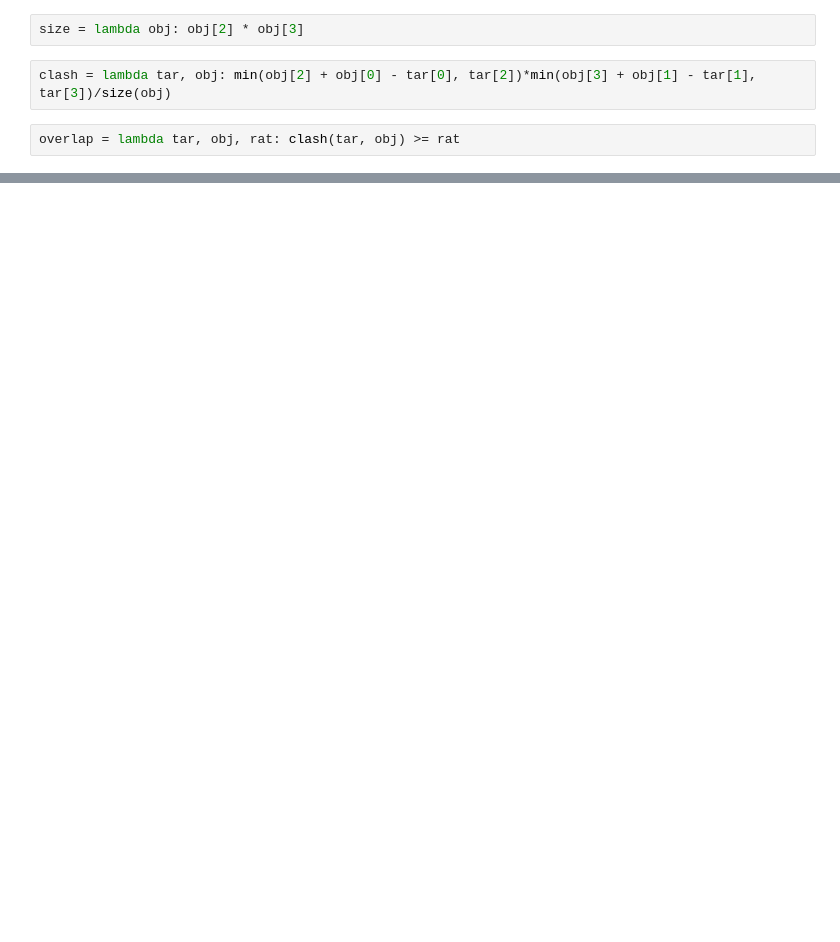
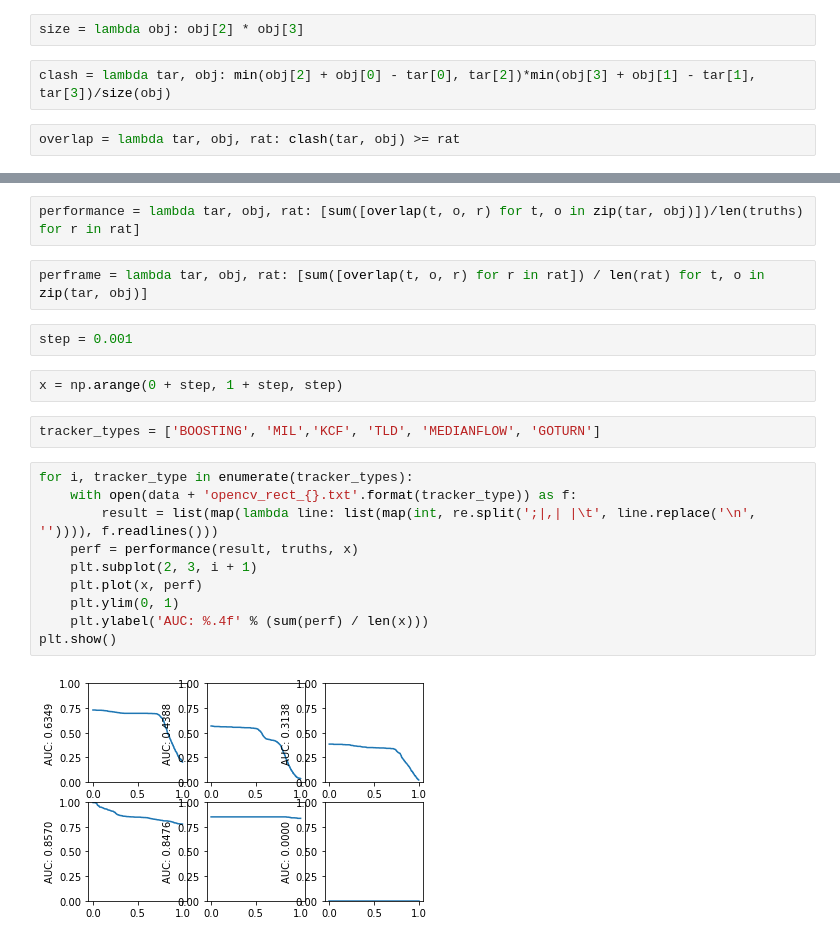
Before and after one commit to HYU-KaggleStudy/Visual-Tracking, a Jupyter notebook: labs/AUC.ipynb, the cells around one changed output, grey strips where cells are left out. Saved outputs shown, nothing was run; the diff lists cells and outputs as text; blank space fills up the shorter version.

```diff
--- a/labs/AUC.ipynb
+++ b/labs/AUC.ipynb
@@ -23,0 +19,22 @@ sum(AUC) / 100
+# %%
+performance = lambda tar, obj, rat: [sum([overlap(t, o, r) for t, o in zip(tar, obj)])/len(truths) for r in rat]
+# %%
+perframe = lambda tar, obj, rat: [sum([overlap(t, o, r) for r in rat]) / len(rat) for t, o in zip(tar, obj)]
+# %%
+step = 0.001
+# %%
+x = np.arange(0 + step, 1 + step, step)
+# %%
+tracker_types = ['BOOSTING', 'MIL','KCF', 'TLD', 'MEDIANFLOW', 'GOTURN']
+# %%
+for i, tracker_type in enumerate(tracker_types):
+    with open(data + 'opencv_rect_{}.txt'.format(tracker_type)) as f:
+        result = list(map(lambda line: list(map(int, re.split(';|,| |\t', line.replace('\n', '')))), f.readlines()))
+    perf = performance(result, truths, x)
+    plt.subplot(2, 3, i + 1)
+    plt.plot(x, perf)
+    plt.ylim(0, 1)
+    plt.ylabel('AUC: %.4f' % (sum(perf) / len(x)))
+plt.show()
+# %% [output]
+[figure, added]
```
Also changed, not shown: parts of 14 cells of this notebook, 3 other files.
